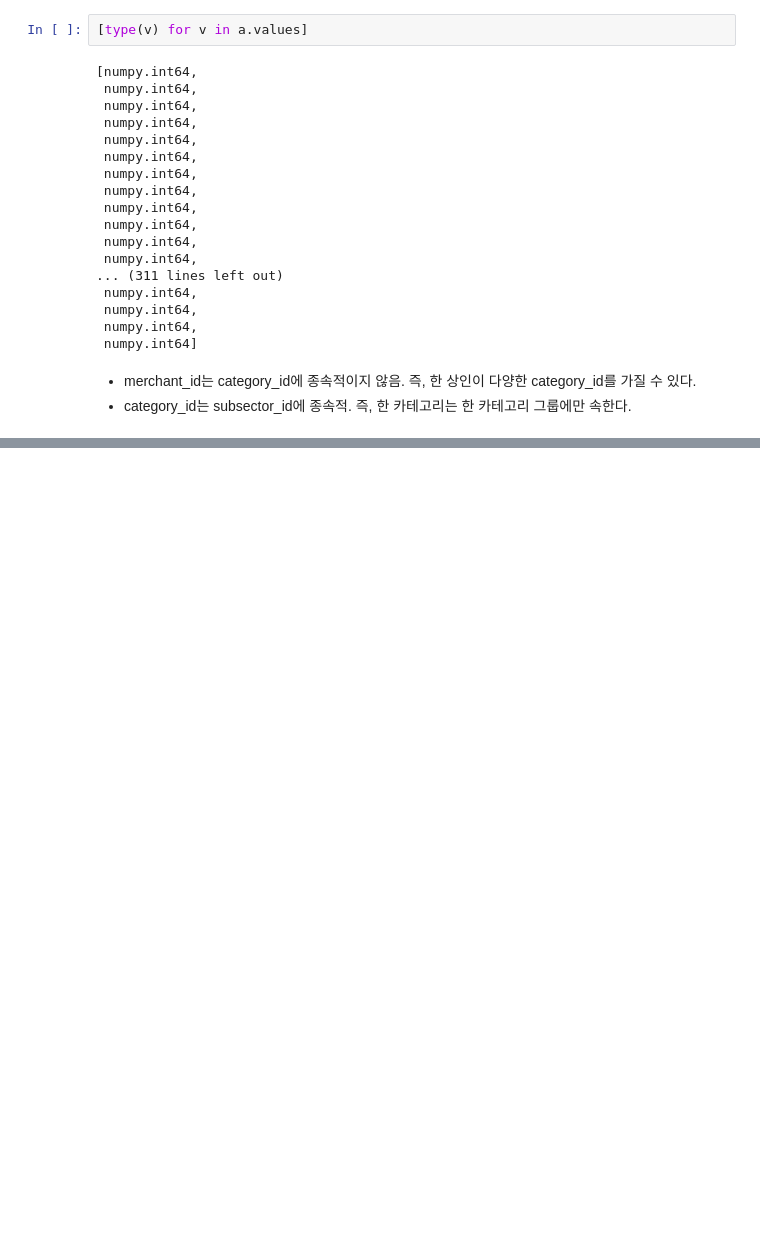
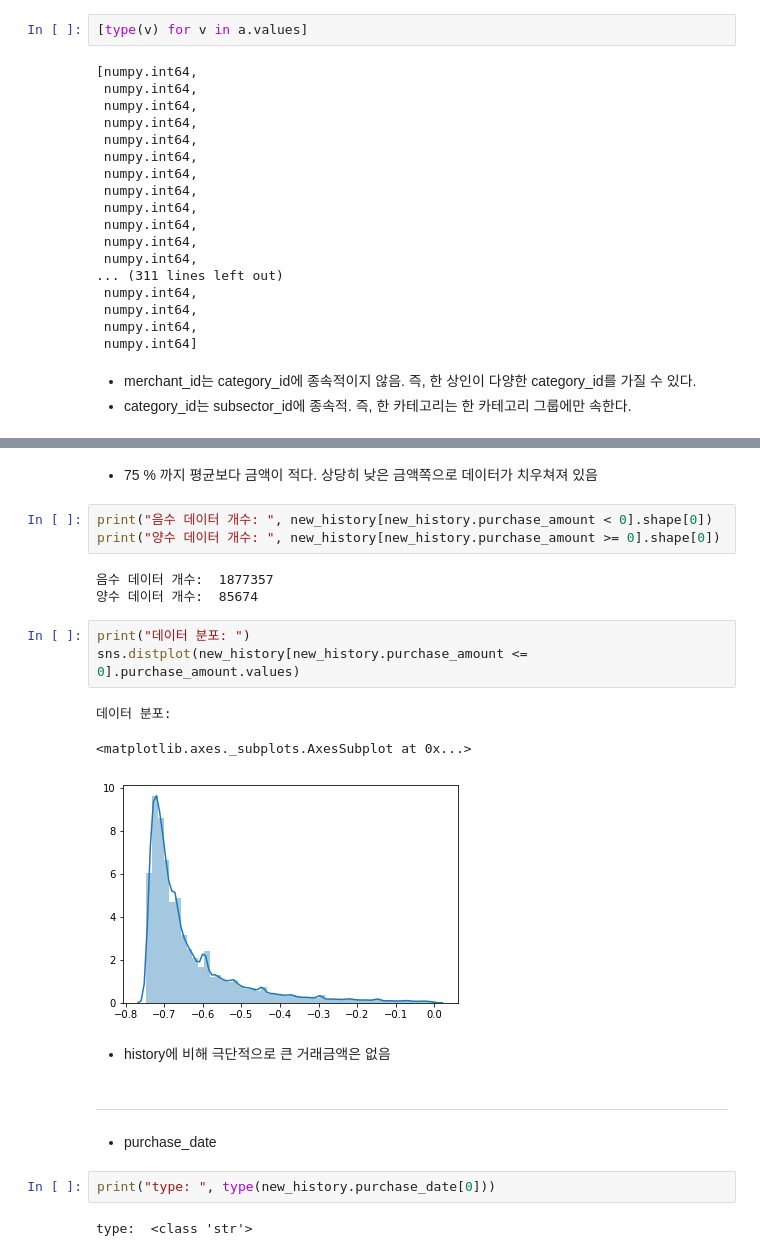
Before and after one commit to SONG-WONHO/Kaggle-Elo, a Jupyter notebook: 1-4 EDA.ipynb, the cells around one changed output, grey strips where cells are left out. Cells and saved outputs as stored; diff of their text form; blank space fills up the shorter version.

```diff
--- a/1-4 EDA.ipynb
+++ b/1-4 EDA.ipynb
@@ -696,0 +914,24 @@ a = history.subsector_id.groupby(history.merchant_category_id).agg(lambda v: v.u
+# %% [markdown]
+* 75 % 까지 평균보다 금액이 적다. 상당히 낮은 금액쪽으로 데이터가 치우쳐져 있음
+# %%
+print("음수 데이터 개수: ", new_history[new_history.purchase_amount < 0].shape[0])
+print("양수 데이터 개수: ", new_history[new_history.purchase_amount >= 0].shape[0])
+# %% [output]
+음수 데이터 개수:  1877357
+양수 데이터 개수:  85674
+# %%
+print("데이터 분포: ")
+sns.distplot(new_history[new_history.purchase_amount <= 0].purchase_amount.values)
+# %% [output]
+데이터 분포:
+<matplotlib.axes._subplots.AxesSubplot at 0x...>
+[figure, added]
+# %% [markdown]
+* history에 비해 극단적으로 큰 거래금액은 없음
+# %% [markdown]
+---
+* purchase_date
+# %%
+print("type: ", type(new_history.purchase_date[0]))
+# %% [output]
+type:  <class 'str'>
```
Also changed, not shown: parts of 54 cells of this notebook.
